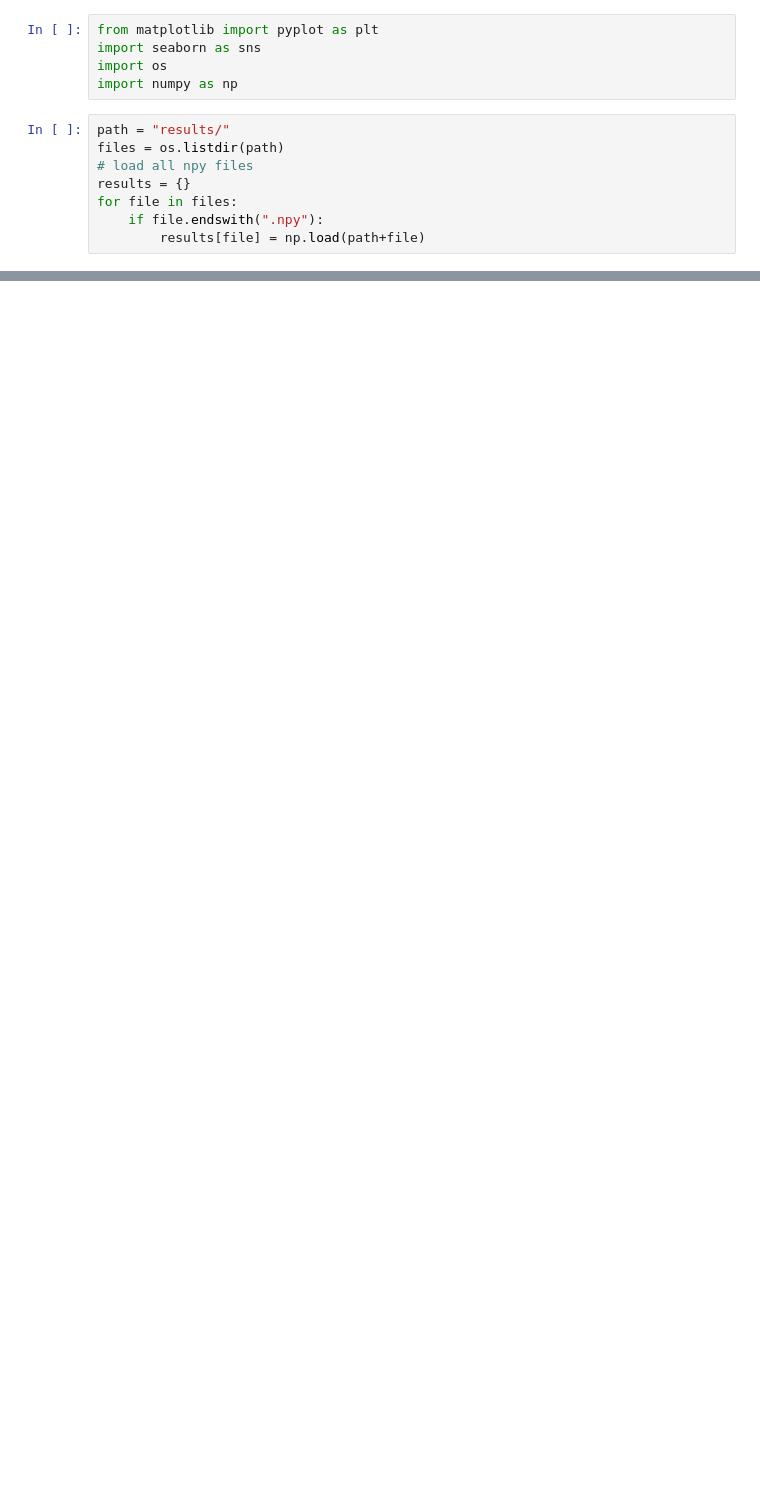
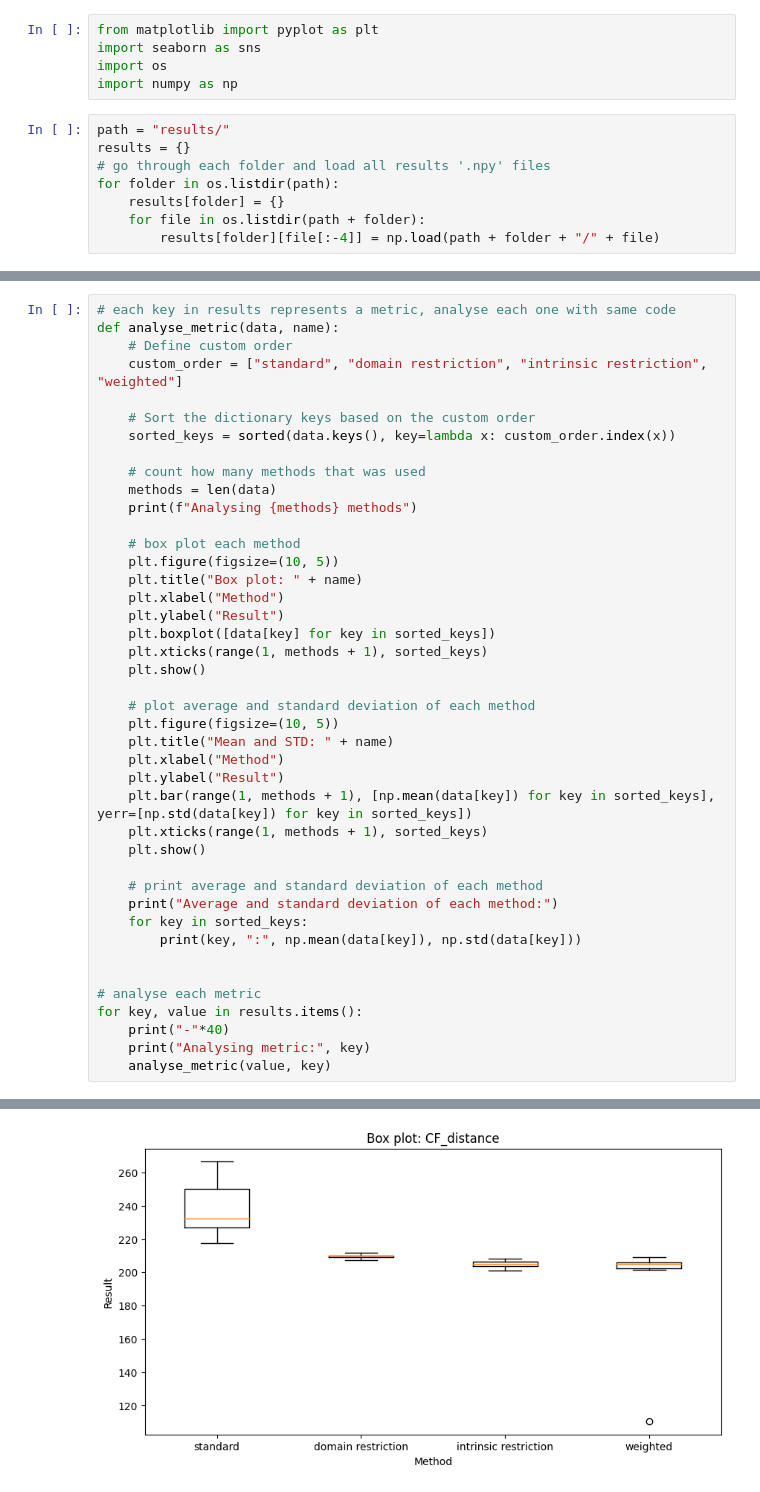
Before and after one commit to JacobLyLa/XAI-CFE, a Jupyter notebook: notebooks/result_analysis.ipynb, the cells around one changed output, grey strips where cells are left out. Saved outputs shown, nothing was run; the diff lists cells and outputs as text; blank space fills up the shorter version.

Commit message:
all 4 methods

```diff
--- a/notebooks/result_analysis.ipynb
+++ b/notebooks/result_analysis.ipynb
@@ -5,9 +5,9 @@ import os
 import numpy as np
 # %%
 path = "results/"
-files = os.listdir(path)
-# load all npy files
 results = {}
-for file in files:
-    if file.endswith(".npy"):
-        results[file] = np.load(path+file)
+# go through each folder and load all results '.npy' files
+for folder in os.listdir(path):
+    results[folder] = {}
+    for file in os.listdir(path + folder):
+        results[folder][file[:-4]] = np.load(path + folder + "/" + file)
@@ -31,0 +14,43 @@ plt.show()
+# %%
+# each key in results represents a metric, analyse each one with same code
+def analyse_metric(data, name):
+    # Define custom order
+    custom_order = ["standard", "domain restriction", "intrinsic restriction", "weighted"]
+
+    # Sort the dictionary keys based on the custom order
+    sorted_keys = sorted(data.keys(), key=lambda x: custom_order.index(x))
+
+    # count how many methods that was used
+    methods = len(data)
+    print(f"Analysing {methods} methods")
+
+    # box plot each method
+    plt.figure(figsize=(10, 5))
+    plt.title("Box plot: " + name)
+    plt.xlabel("Method")
+    plt.ylabel("Result")
+    plt.boxplot([data[key] for key in sorted_keys])
+    plt.xticks(range(1, methods + 1), sorted_keys)
+    plt.show()
+
+    # plot average and standard deviation of each method
+    plt.figure(figsize=(10, 5))
+    plt.title("Mean and STD: " + name)
+    plt.xlabel("Method")
+    plt.ylabel("Result")
+    plt.bar(range(1, methods + 1), [np.mean(data[key]) for key in sorted_keys], yerr=[np.std(data[key]) for key in sorted_keys])
+    plt.xticks(range(1, methods + 1), sorted_keys)
+    plt.show()
+
+    # print average and standard deviation of each method
+    print("Average and standard deviation of each method:")
+    for key in sorted_keys:
+        print(key, ":", np.mean(data[key]), np.std(data[key]))
+
+
+# analyse each metric
+for key, value in results.items():
+    print("-"*40)
+    print("Analysing metric:", key)
+    analyse_metric(value, key)
+# %% [output]
@@ -31,0 +60 @@ plt.show()
+[figure, added]
```
Also changed, not shown: parts of 4 cells of this notebook, 4 other files.
